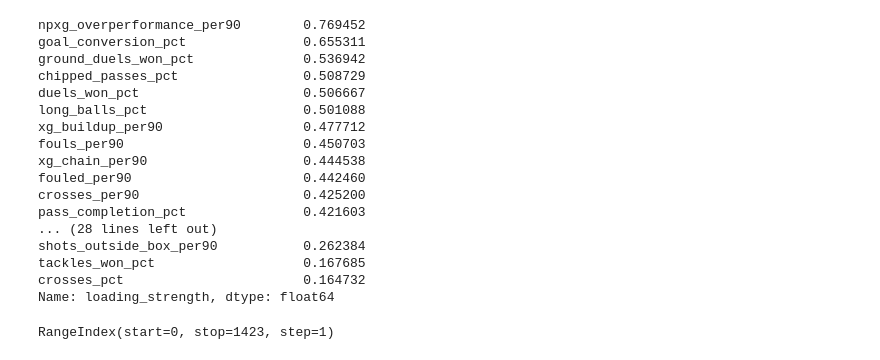
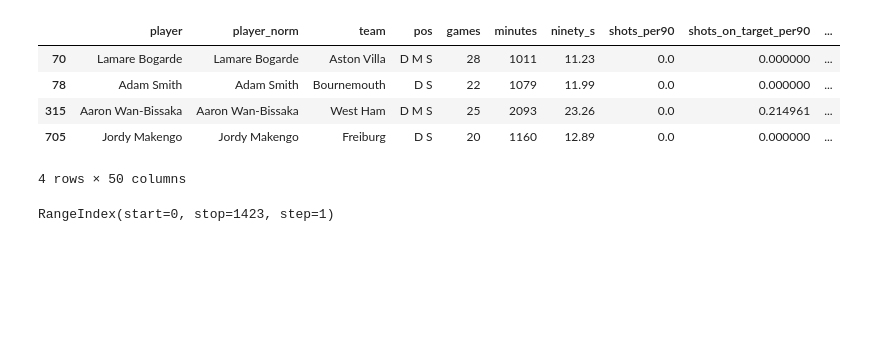
Before and after one commit to capo11/43to7, a Jupyter notebook: 43to7.ipynb, the cells around one changed output. Drawn from its saved outputs; the diff is of its cells as text; code cells hidden in the pictures; blank space fills up the shorter version.

```diff
--- a/43to7.ipynb
+++ b/43to7.ipynb
@@ -12,10 +12,12 @@ from sklearn.preprocessing import StandardScaler
 def build_stats(filename_full='stats_full', filename_reduced='stats_reduced'):
     df = pd.read_csv('unified_player_stats.csv')
     df = df.loc[df['season'] == "2025-26"]
-    df = df[['player', '_name_norm', 'team', 'pos', 'games', 'minutes', 'ninety_s', 'shots_per90', 'shots_on_target', 'shots_inside_box', 'shots_outside_box', 'npxg_per90', 'npxg_overperformance', 'goal_conversion_pct', 'big_chances_missed', 'key_passes_per90', 'xag_per90', 'attempt_assists', 'big_chances_created_per90', 'xg_chain_per90', 'xg_buildup_per90', 'pass_to_assist', 'passes_total', 'pass_completion_pct', 'passes_final_third', 'passes_opp_half', 'long_balls_total', 'long_balls_pct', 'crosses_total', 'crosses_pct', 'chipped_passes_total', 'chipped_passes_pct', 'touches', 'dribbles_per90', 'dribbles_pct', 'dispossessed', 'possession_lost', 'ball_recoveries', 'possession_won_att_third', 'tackles', 'tackles_won_pct', 'interceptions_per90', 'clearances', 'blocked_shots', 'dribbled_past', 'aerials_won_pct', 'ground_duels_won_pct', 'duels_won_pct', 'fouls', 'fouled']]
+    df = df[['player', '_name_norm', 'team', 'pos', 'games', 'minutes', 'ninety_s', 'shots', 'shots_per90', 'shots_on_target', 'shots_inside_box', 'shots_outside_box', 'npxg', 'npxg_per90', 'npxg_overperformance', 'goal_conversion_pct', 'big_chances_missed', 'key_passes_per90', 'xag_per90', 'attempt_assists', 'big_chances_created_per90', 'xg_chain_per90', 'xg_buildup_per90', 'pass_to_assist', 'passes_total', 'pass_completion_pct', 'passes_final_third', 'passes_opp_half', 'long_balls_total', 'long_balls_pct', 'crosses_total', 'crosses_pct', 'chipped_passes_total', 'chipped_passes_pct', 'touches', 'dribbles_per90', 'dribbles_pct', 'dispossessed', 'possession_lost', 'ball_recoveries', 'possession_won_att_third', 'tackles', 'tackles_won_pct', 'interceptions_per90', 'clearances', 'blocked_shots', 'dribbled_past', 'aerials_won_pct', 'ground_duels_won_pct', 'duels_won_pct', 'fouls', 'fouled']]
     df['shots_on_target_per90'] = df['shots_on_target']/df['ninety_s']
     df['shots_inside_box_per90'] = df['shots_inside_box']/df['ninety_s']
     df['shots_outside_box_per90'] = df['shots_outside_box']/df['ninety_s']
+    df['npxg_per_shot'] = df['npxg']/df['shots']
+    df["npxg_per_shot"] = df["npxg_per_shot"].fillna(0)
     df['big_chances_missed_per90'] = df['big_chances_missed']/df['ninety_s']
     df['attempt_assists_per90'] = df['attempt_assists']/df['ninety_s']
     df['pass_to_assist_per90'] = df['pass_to_assist']/df['ninety_s']
@@ -41,7 +43,7 @@ def build_stats(filename_full='stats_full', filename_reduced='stats_reduced'):
     df['player_norm'] = df['player'].apply(unidecode)
 
     df.to_csv(f"{filename_full}.csv", index=False, header=True)
-    df_reduced = df[['player', 'player_norm', 'team', 'pos', 'games', 'minutes', 'ninety_s', 'shots_per90', 'shots_on_target_per90', 'shots_inside_box_per90', 'shots_outside_box_per90', 'npxg_per90', 'npxg_overperformance_per90', 'goal_conversion_pct', 'big_chances_missed_per90', 'key_passes_per90', 'xag_per90', 'attempt_assists_per90', 'big_chances_created_per90', 'xg_chain_per90', 'xg_buildup_per90', 'pass_to_assist_per90', 'passes_per90', 'pass_completion_pct', 'passes_final_third_per90', 'passes_opp_half_per90', 'long_balls_per90', 'long_balls_pct', 'crosses_per90', 'crosses_pct', 'chipped_passes_per90', 'chipped_passes_pct', 'touches_per90', 'dribbles_per90', 'dribbles_pct', 'dispossessed_per90', 'possession_lost_per90', 'ball_recoveries_per90', 'possession_won_att_third_per90', 'tackles_per90', 'tackles_won_pct', 'interceptions_per90', 'clearances_per90', 'blocked_shots_per90', 'dribbled_past_per90', 'aerials_won_pct', 'ground_duels_won_pct', 'duels_won_pct', 'fouls_per90', 'fouled_per90']]
+    df_reduced = df[['player', 'player_norm', 'team', 'pos', 'games', 'minutes', 'ninety_s', 'shots_per90', 'shots_on_target_per90', 'shots_inside_box_per90', 'shots_outside_box_per90', 'npxg_per90','npxg_per_shot', 'npxg_overperformance_per90', 'goal_conversion_pct', 'big_chances_missed_per90', 'key_passes_per90', 'xag_per90', 'attempt_assists_per90', 'big_chances_created_per90', 'xg_chain_per90', 'xg_buildup_per90', 'passes_per90', 'pass_completion_pct', 'passes_final_third_per90', 'passes_opp_half_per90', 'long_balls_per90', 'long_balls_pct', 'crosses_per90', 'crosses_pct', 'chipped_passes_per90', 'chipped_passes_pct', 'touches_per90', 'dribbles_per90', 'dribbles_pct', 'dispossessed_per90', 'possession_lost_per90', 'ball_recoveries_per90', 'possession_won_att_third_per90', 'tackles_per90', 'tackles_won_pct', 'interceptions_per90', 'clearances_per90', 'blocked_shots_per90', 'dribbled_past_per90', 'aerials_won_pct', 'ground_duels_won_pct', 'duels_won_pct', 'fouls_per90', 'fouled_per90']]
     df_reduced.to_csv(f"{filename_reduced}.csv", index=False, header=True)
 # %%
 def build_df(filename='stats_reduced', minutes=1500):
@@ -188,28 +190,18 @@ def get_distances(player_name, df_pca):
 # %%
 build_stats()
 df = build_df(minutes=1000)
-df_standard = standardize_df(df)
-df_pca, cont_df, loadings = apply_pca(df_standard)
+# df_standard = standardize_df(df)
+# df_pca, cont_df, loadings = apply_pca(df_standard)
 # df_pca.head()
-print(loadings['loading_strength'].sort_values(ascending=False))
+# print(loadings['loading_strength'].sort_values(ascending=False))
+df[df["npxg_per_shot"].isna()]
 # %% [output]
+|  | player | player_norm | team | pos | games | minutes | ninety_s | shots_per90 | shots_on_target_per90 | ... |
+| 70 | Lamare Bogarde | Lamare Bogarde | Aston Villa | D M S | 28 | 1011 | 11.23 | 0.0 | 0.000000 | ... |
+| 78 | Adam Smith | Adam Smith | Bournemouth | D S | 22 | 1079 | 11.99 | 0.0 | 0.000000 | ... |
+| 315 | Aaron Wan-Bissaka | Aaron Wan-Bissaka | West Ham | D M S | 25 | 2093 | 23.26 | 0.0 | 0.214961 | ... |
+| 705 | Jordy Makengo | Jordy Makengo | Freiburg | D S | 20 | 1160 | 12.89 | 0.0 | 0.000000 | ... |
-npxg_overperformance_per90        0.769452
-goal_conversion_pct               0.655311
-ground_duels_won_pct              0.536942
-chipped_passes_pct                0.508729
-duels_won_pct                     0.506667
-long_balls_pct                    0.501088
-xg_buildup_per90                  0.477712
-fouls_per90                       0.450703
-xg_chain_per90                    0.444538
-fouled_per90                      0.442460
-crosses_per90                     0.425200
-pass_completion_pct               0.421603
-... (28 lines left out)
-shots_outside_box_per90           0.262384
-tackles_won_pct                   0.167685
-crosses_pct                       0.164732
-Name: loading_strength, dtype: float64
+4 rows × 50 columns
 # %%
 print(cont_df[['feature', 'cont_0']].sort_values(key=abs,by=['cont_0'], ascending=False).head(10))
 print(cont_df[['feature', 'cont_1']].sort_values(key=abs,by=['cont_1'], ascending=False).head(10))
```
Also changed, not shown: parts of 1 cell of this notebook, 8 other files.
